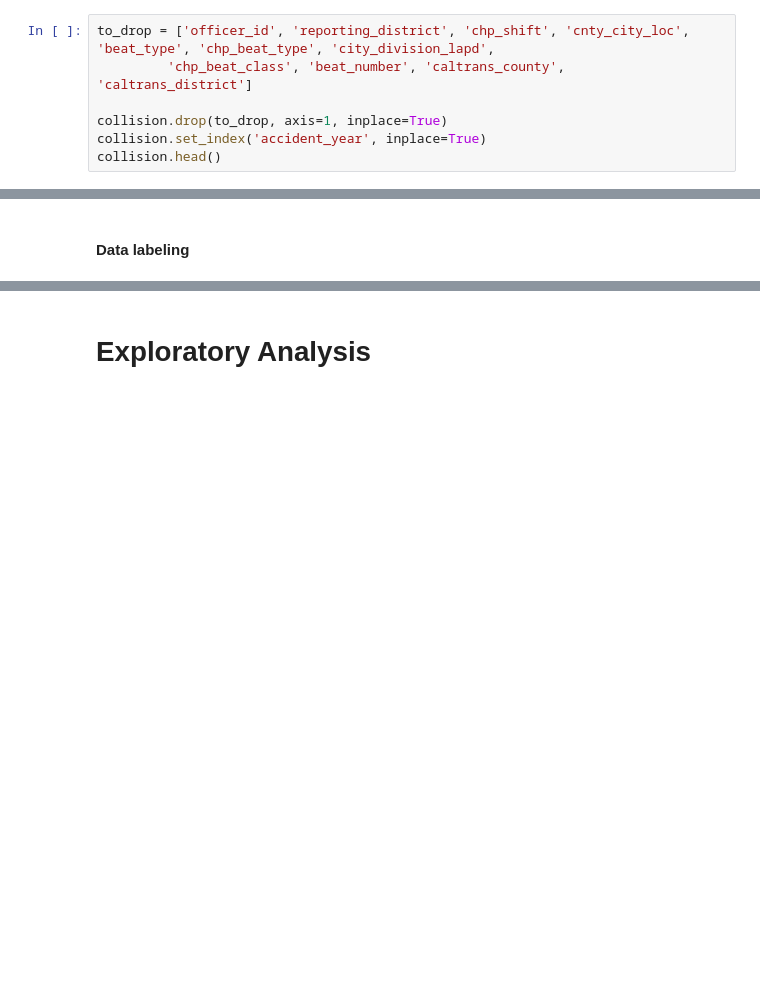
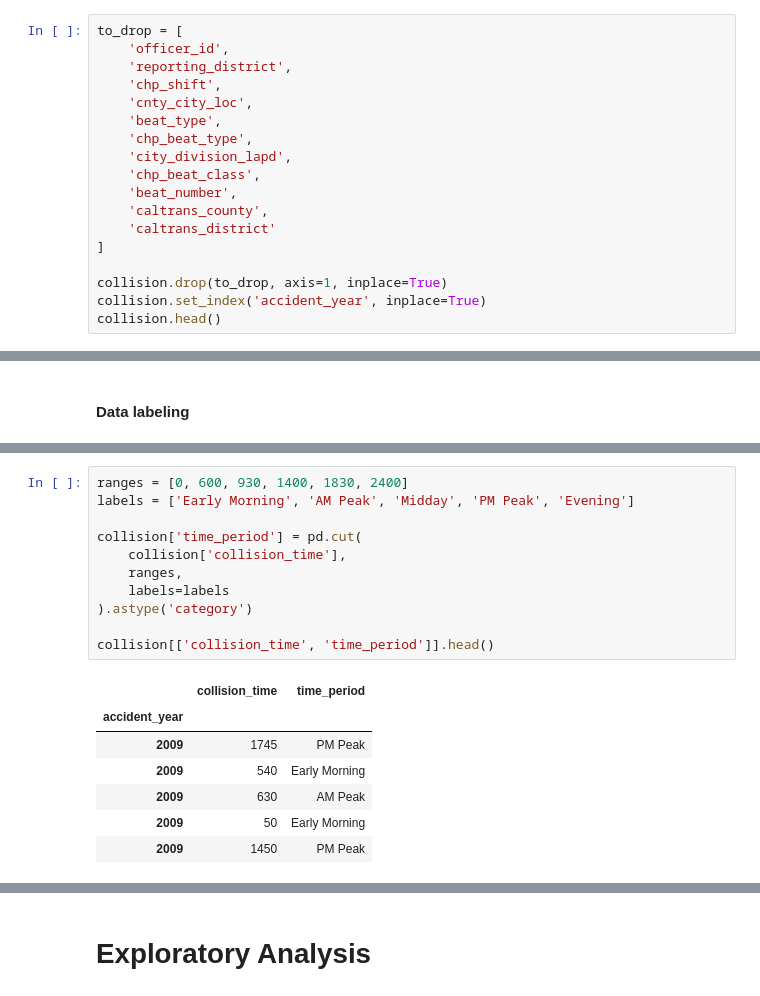
Before and after one commit to chenliny-zz/LA_Collision_Analysis, a Jupyter notebook: collision_exploratory_analysis_la.ipynb, the cells around one changed output, grey strips where cells are left out. Cells and saved outputs as stored; diff of their text form; blank space fills up the shorter version.

```diff
--- a/collision_exploratory_analysis_la.ipynb
+++ b/collision_exploratory_analysis_la.ipynb
@@ -53,8 +55,19 @@ Index(['case_id', 'accident_year', 'proc_date', 'juris', 'collision_date',
 # %% [markdown]
 #### Drop unnecessary columns and set index column
 # %%
-to_drop = ['officer_id', 'reporting_district', 'chp_shift', 'cnty_city_loc', 'beat_type', 'chp_beat_type', 'city_division_lapd',
-         'chp_beat_class', 'beat_number', 'caltrans_county', 'caltrans_district']
+to_drop = [
+    'officer_id',
+    'reporting_district',
+    'chp_shift',
+    'cnty_city_loc',
+    'beat_type',
+    'chp_beat_type',
+    'city_division_lapd',
+    'chp_beat_class',
+    'beat_number',
+    'caltrans_county',
+    'caltrans_district'
+]
 
 collision.drop(to_drop, axis=1, inplace=True)
 collision.set_index('accident_year', inplace=True)
@@ -177,0 +216,19 @@ collision['weather_1'].replace(to_replace=[i for i in weatherdict.keys()],
+# %%
+ranges = [0, 600, 930, 1400, 1830, 2400]
+labels = ['Early Morning', 'AM Peak', 'Midday', 'PM Peak', 'Evening']
+
+collision['time_period'] = pd.cut(
+    collision['collision_time'],
+    ranges,
+    labels=labels
+).astype('category')
+
+collision[['collision_time', 'time_period']].head()
+# %% [output]
+|  | collision_time | time_period |
+| accident_year |  |  |
+| 2009 | 1745 | PM Peak |
+| 2009 | 540 | Early Morning |
+| 2009 | 630 | AM Peak |
+| 2009 | 50 | Early Morning |
+| 2009 | 1450 | PM Peak |
```
Also changed, not shown: parts of 11 cells of this notebook.
